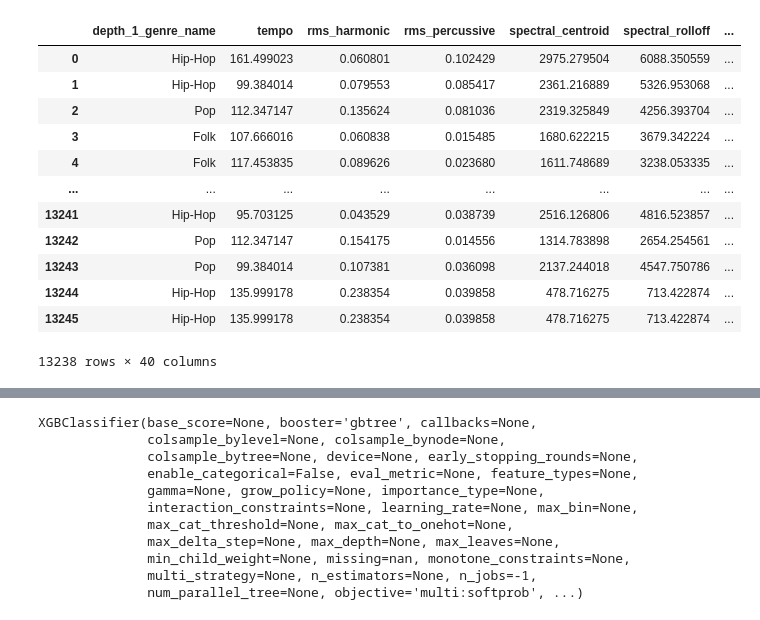
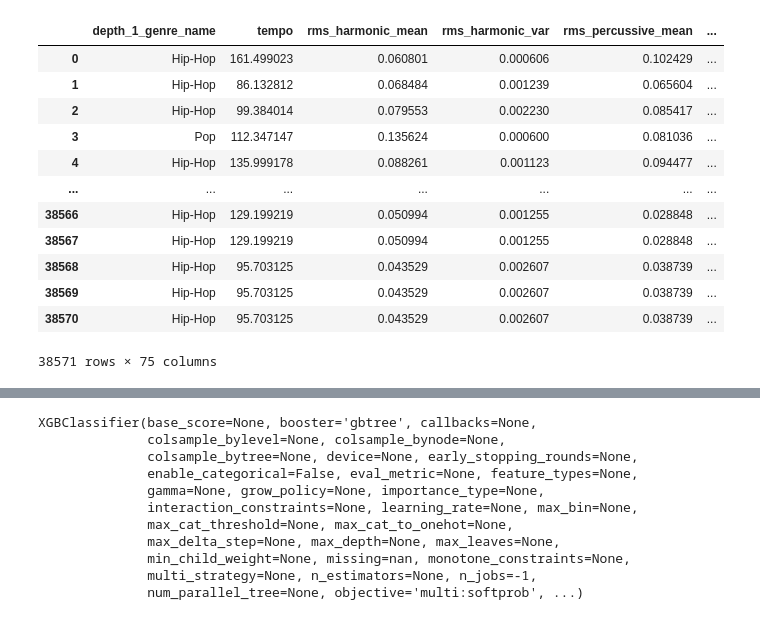
Before and after one commit to Choonghyun-Roy/MADS-699-Capstone-fa23-team12, a Jupyter notebook: models/supervised/genre_prediction_test.ipynb, the cells around one changed output, grey strips where cells are left out. Drawn from its saved outputs; the diff is of its cells as text; code cells hidden in the pictures.

```diff
--- a/models/supervised/genre_prediction_test.ipynb
+++ b/models/supervised/genre_prediction_test.ipynb
@@ -52,19 +98,19 @@ merged_df = merged_df[used_columns].dropna()
-# %%
-merged_df
-# %% [output]
-|  | depth_1_genre_name | tempo | rms_harmonic | rms_percussive | spectral_centroid | spectral_rolloff | ... |
-| 0 | Hip-Hop | 161.499023 | 0.060801 | 0.102429 | 2975.279504 | 6088.350559 | ... |
-| 1 | Hip-Hop | 99.384014 | 0.079553 | 0.085417 | 2361.216889 | 5326.953068 | ... |
-| 2 | Pop | 112.347147 | 0.135624 | 0.081036 | 2319.325849 | 4256.393704 | ... |
-| 3 | Folk | 107.666016 | 0.060838 | 0.015485 | 1680.622215 | 3679.342224 | ... |
-| 4 | Folk | 117.453835 | 0.089626 | 0.023680 | 1611.748689 | 3238.053335 | ... |
-| ... | ... | ... | ... | ... | ... | ... | ... |
-| 13241 | Hip-Hop | 95.703125 | 0.043529 | 0.038739 | 2516.126806 | 4816.523857 | ... |
-| 13242 | Pop | 112.347147 | 0.154175 | 0.014556 | 1314.783898 | 2654.254561 | ... |
-| 13243 | Pop | 99.384014 | 0.107381 | 0.036098 | 2137.244018 | 4547.750786 | ... |
-| 13244 | Hip-Hop | 135.999178 | 0.238354 | 0.039858 | 478.716275 | 713.422874 | ... |
-| 13245 | Hip-Hop | 135.999178 | 0.238354 | 0.039858 | 478.716275 | 713.422874 | ... |
-13238 rows × 40 columns
+# %%
+df_union
+# %% [output]
+|  | depth_1_genre_name | tempo | rms_harmonic_mean | rms_harmonic_var | rms_percussive_mean | ... |
+| 0 | Hip-Hop | 161.499023 | 0.060801 | 0.000606 | 0.102429 | ... |
+| 1 | Hip-Hop | 86.132812 | 0.068484 | 0.001239 | 0.065604 | ... |
+| 2 | Hip-Hop | 99.384014 | 0.079553 | 0.002230 | 0.085417 | ... |
+| 3 | Pop | 112.347147 | 0.135624 | 0.000600 | 0.081036 | ... |
+| 4 | Hip-Hop | 135.999178 | 0.088261 | 0.001123 | 0.094477 | ... |
+| ... | ... | ... | ... | ... | ... | ... |
+| 38566 | Hip-Hop | 129.199219 | 0.050994 | 0.001255 | 0.028848 | ... |
+| 38567 | Hip-Hop | 129.199219 | 0.050994 | 0.001255 | 0.028848 | ... |
+| 38568 | Hip-Hop | 95.703125 | 0.043529 | 0.002607 | 0.038739 | ... |
+| 38569 | Hip-Hop | 95.703125 | 0.043529 | 0.002607 | 0.038739 | ... |
+| 38570 | Hip-Hop | 95.703125 | 0.043529 | 0.002607 | 0.038739 | ... |
+38571 rows × 75 columns
 # %%
 from pycaret.classification import *
 # %%
```
Also changed, not shown: parts of 15 cells of this notebook, 14 other files.
